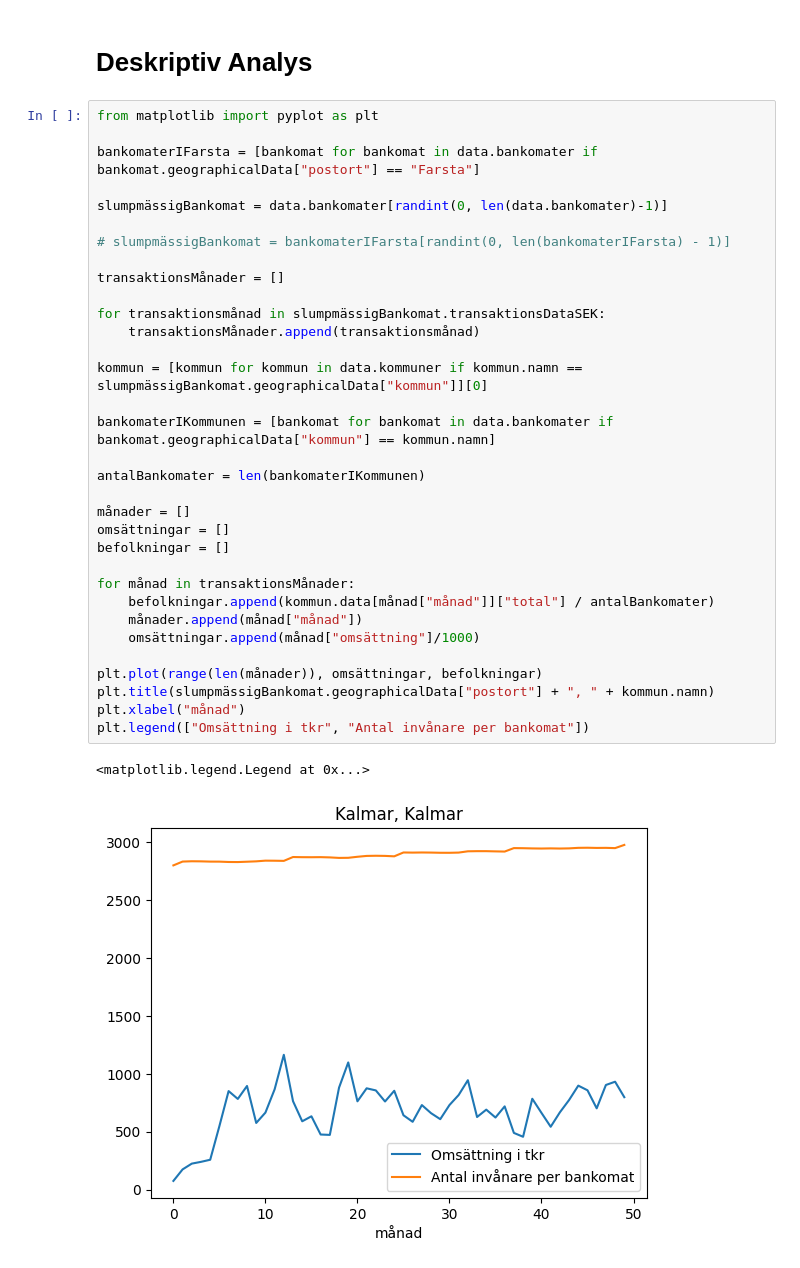
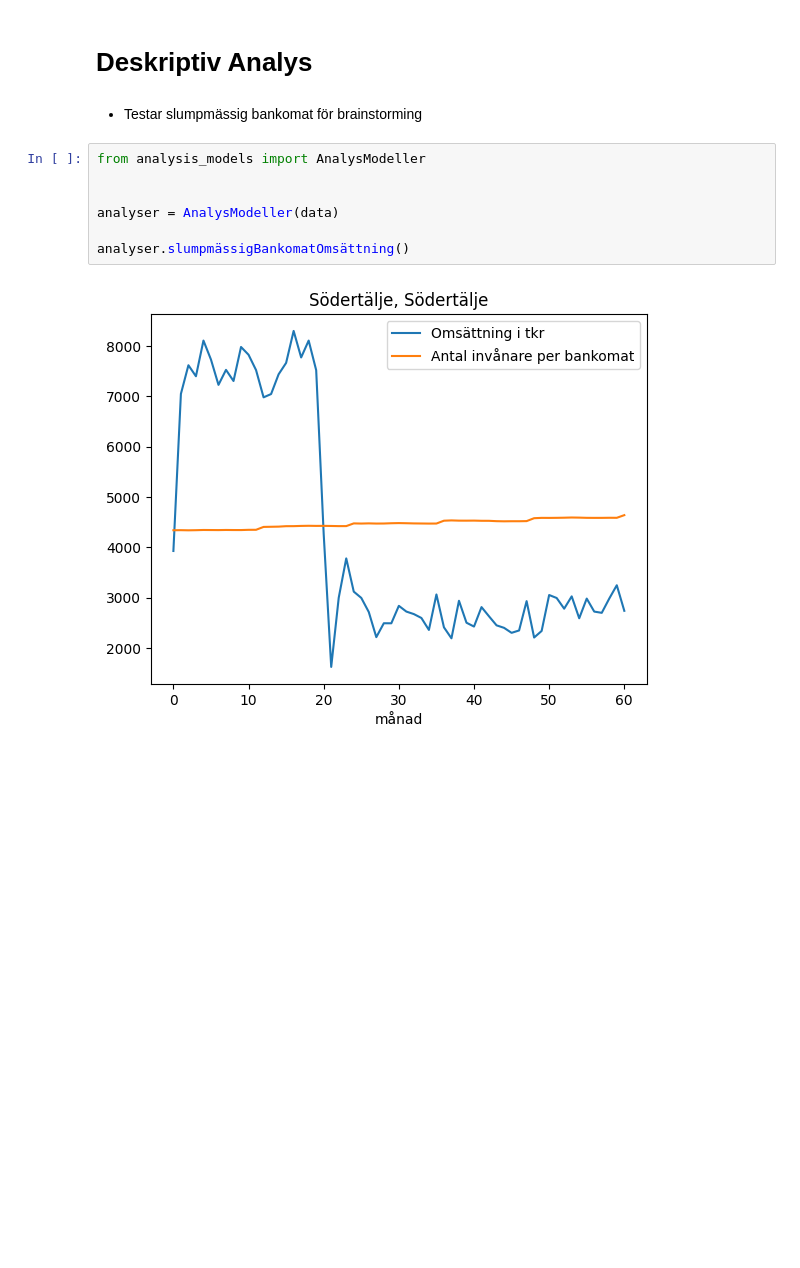
Before and after one commit to FabianFix/Kvaff-Projekt, a Jupyter notebook: project.ipynb, the cells around one changed output. Drawn from its saved outputs; the diff is of its cells as text; blank space fills up the shorter version.

Commit message:
Analysmodeller omstrukturerade, en ny plot utritad

```diff
--- a/project.ipynb
+++ b/project.ipynb
@@ -29,38 +29,13 @@ Slumpmässig transaktion
 # %% [markdown]
 # Deskriptiv Analys
-# %%
-from matplotlib import pyplot as plt
-
-bankomaterIFarsta = [bankomat for bankomat in data.bankomater if bankomat.geographicalData["postort"] == "Farsta"]
-
-slumpmässigBankomat = data.bankomater[randint(0, len(data.bankomater)-1)]
-
-# slumpmässigBankomat = bankomaterIFarsta[randint(0, len(bankomaterIFarsta) - 1)]
-
-transaktionsMånader = []
-
-for transaktionsmånad in slumpmässigBankomat.transaktionsDataSEK:
-    transaktionsMånader.append(transaktionsmånad)
-
-kommun = [kommun for kommun in data.kommuner if kommun.namn == slumpmässigBankomat.geographicalData["kommun"]][0]
-
-bankomaterIKommunen = [bankomat for bankomat in data.bankomater if bankomat.geographicalData["kommun"] == kommun.namn]
-
-antalBankomater = len(bankomaterIKommunen)
-
-månader = []
-omsättningar = []
-befolkningar = []
-
-for månad in transaktionsMånader:
-    befolkningar.append(kommun.data[månad["månad"]]["total"] / antalBankomater)
-    månader.append(månad["månad"])
-    omsättningar.append(månad["omsättning"]/1000)
-
-plt.plot(range(len(månader)), omsättningar, befolkningar)
-plt.title(slumpmässigBankomat.geographicalData["postort"] + ", " + kommun.namn)
-plt.xlabel("månad")
-plt.legend(["Omsättning i tkr", "Antal invånare per bankomat"])
-# %% [output]
-<matplotlib.legend.Legend at 0x...>
-[figure, removed]
+# %% [markdown]
+* Testar slumpmässig bankomat för brainstorming
+# %%
+from analysis_models import AnalysModeller
+
+
+analyser = AnalysModeller(data)
+
+analyser.slumpmässigBankomatOmsättning()
+# %% [output]
+[figure, added]
```
Also changed, not shown: parts of 5 cells of this notebook, 3 other files.
